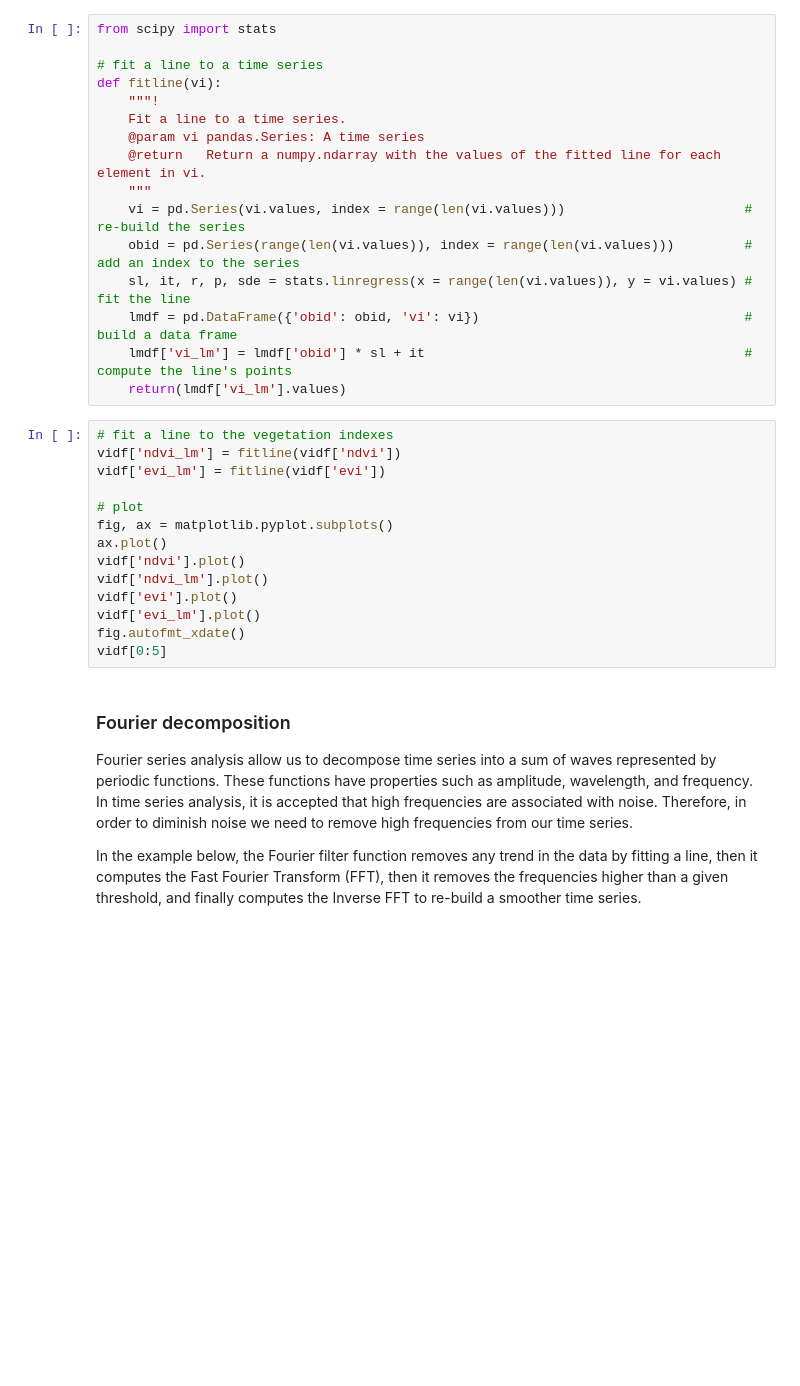
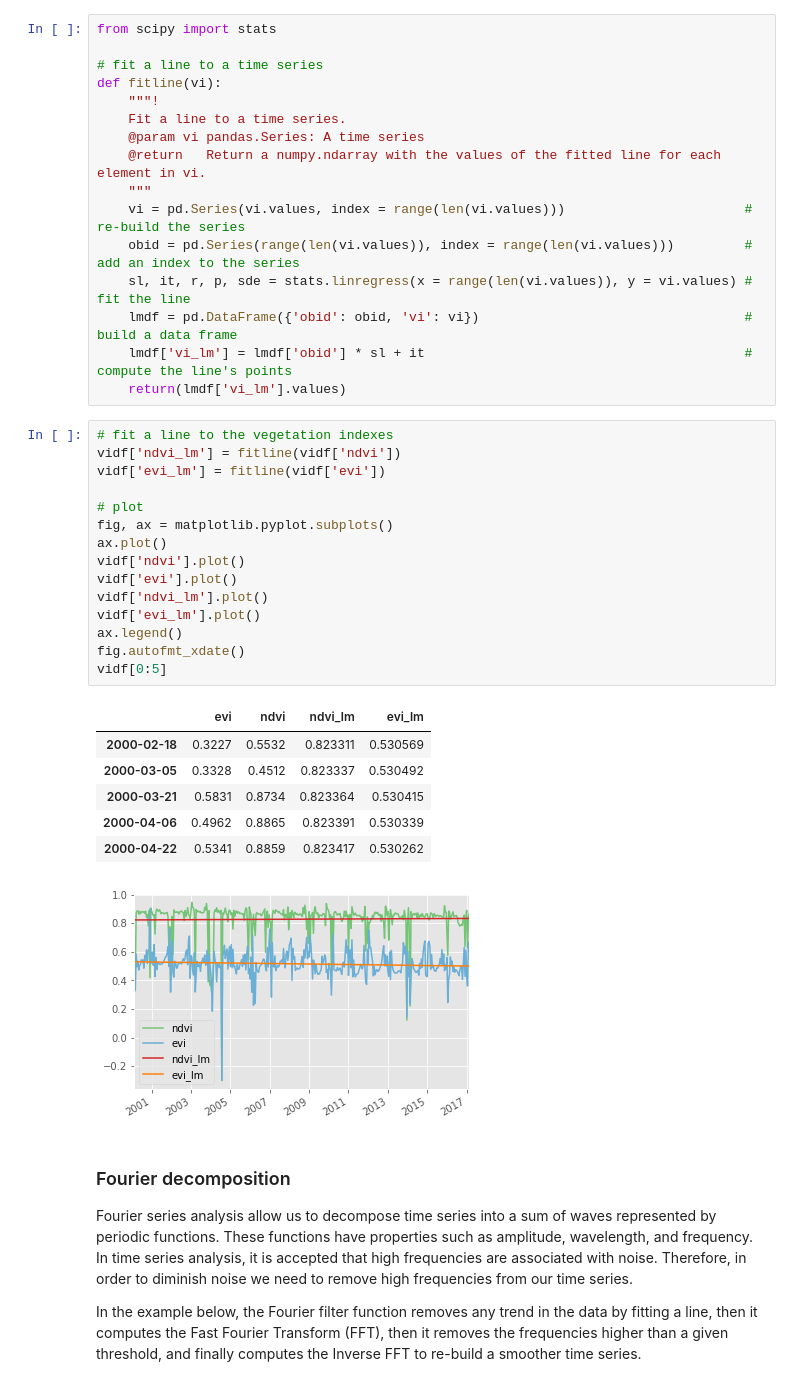
Before and after one commit to rolfsimoes/wgiss-py-webinar, a Jupyter notebook: WGISS_Tech_Webinar.ipynb, the cells around one changed output. Drawn from its saved outputs; the diff is of its cells as text; blank space fills up the shorter version.

```diff
--- a/WGISS_Tech_Webinar.ipynb
+++ b/WGISS_Tech_Webinar.ipynb
@@ -134,17 +191,26 @@ def fitline(vi):
 # %%
 # fit a line to the vegetation indexes
 vidf['ndvi_lm'] = fitline(vidf['ndvi'])
 vidf['evi_lm'] = fitline(vidf['evi'])
 
 # plot
 fig, ax = matplotlib.pyplot.subplots()
 ax.plot()
 vidf['ndvi'].plot()
+vidf['evi'].plot()
 vidf['ndvi_lm'].plot()
-vidf['evi'].plot()
 vidf['evi_lm'].plot()
+ax.legend()
 fig.autofmt_xdate()
 vidf[0:5]
+# %% [output]
+|  | evi | ndvi | ndvi_lm | evi_lm |
+| 2000-02-18 | 0.3227 | 0.5532 | 0.823311 | 0.530569 |
+| 2000-03-05 | 0.3328 | 0.4512 | 0.823337 | 0.530492 |
+| 2000-03-21 | 0.5831 | 0.8734 | 0.823364 | 0.530415 |
+| 2000-04-06 | 0.4962 | 0.8865 | 0.823391 | 0.530339 |
+| 2000-04-22 | 0.5341 | 0.8859 | 0.823417 | 0.530262 |
+[figure, added]
 # %% [markdown]
 ### Fourier decomposition
 
```
Also changed, not shown: parts of 9 cells of this notebook.
